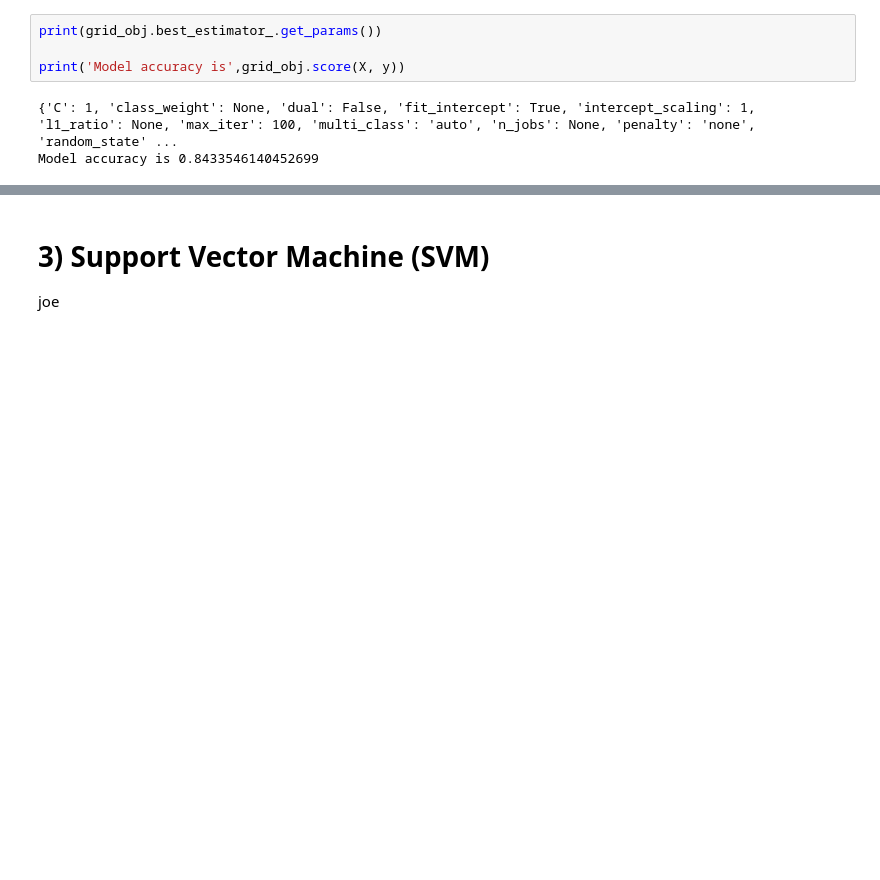
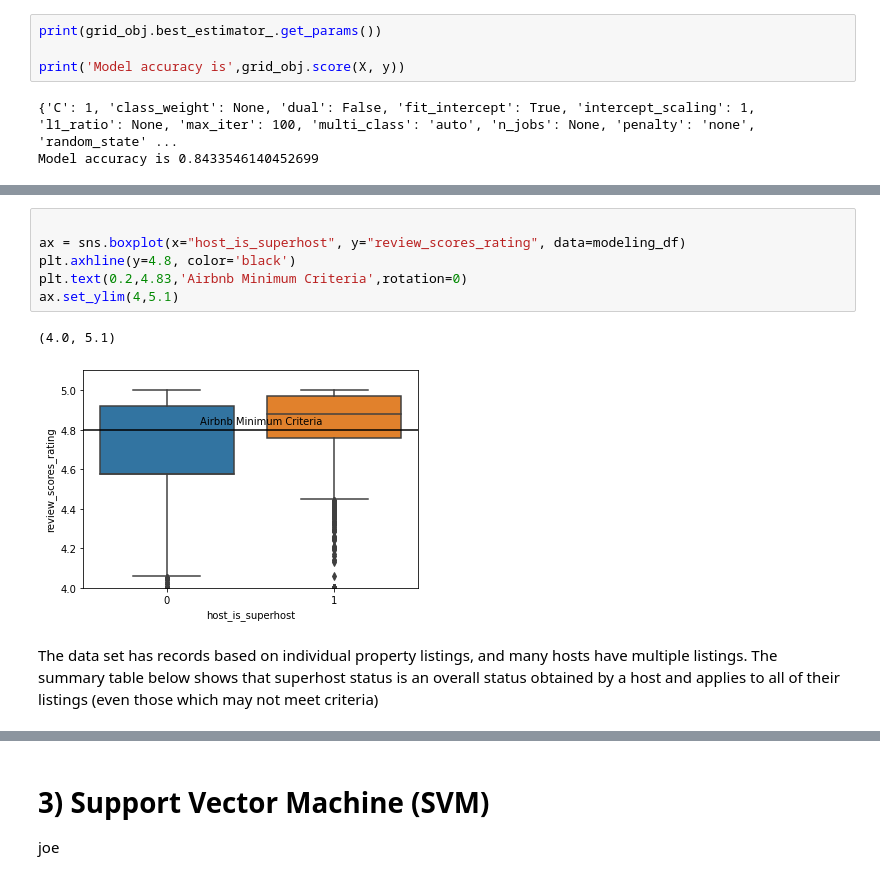
Before and after one commit to rickfontenot/airbnb, a Jupyter notebook: MiniLab/minilab_team_shared.ipynb, the cells around one changed output, grey strips where cells are left out. Saved outputs shown, nothing was run; the diff lists cells and outputs as text; blank space fills up the shorter version.

```diff
--- a/MiniLab/minilab_team_shared.ipynb
+++ b/MiniLab/minilab_team_shared.ipynb
@@ -1556,0 +1577,11 @@ Model accuracy is 0.8433546140452699
+# %%
+
+ax = sns.boxplot(x="host_is_superhost", y="review_scores_rating", data=modeling_df)
+plt.axhline(y=4.8, color='black')
+plt.text(0.2,4.83,'Airbnb Minimum Criteria',rotation=0)
+ax.set_ylim(4,5.1)
+# %% [output]
+(4.0, 5.1)
+[figure, added]
+# %% [markdown]
+The data set has records based on individual property listings, and many hosts have multiple listings. The summary table below shows that superhost status is an overall status obtained by a host and applies to all of their listings (even those which may not meet criteria)
```
Also changed, not shown: parts of 16 cells of this notebook.
